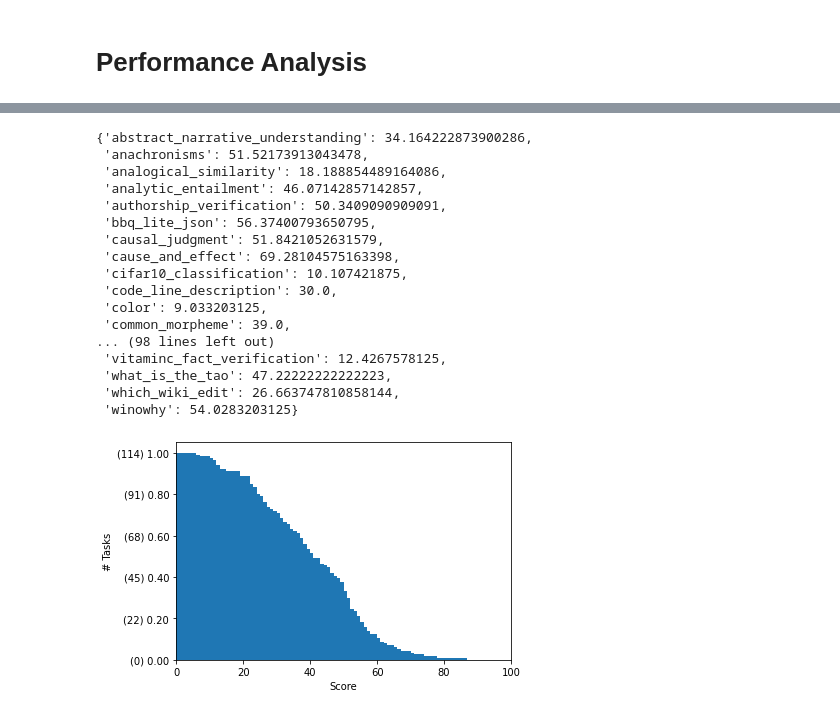
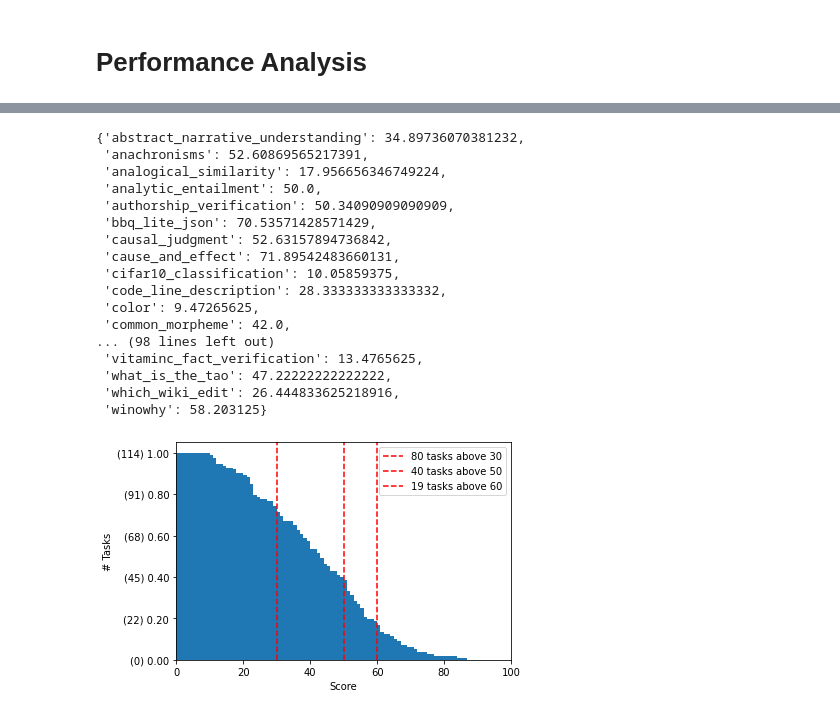
Before and after one commit to wschella/lass, a Jupyter notebook: notebooks/Analyse_TaskTypes.ipynb, the cells around one changed output, grey strips where cells are left out. Saved outputs shown, nothing was run; the diff lists cells and outputs as text; code cells hidden in the pictures.

Commit message:
Fix performance calc in TaskType analysis

```diff
--- a/notebooks/Analyse_TaskTypes.ipynb
+++ b/notebooks/Analyse_TaskTypes.ipynb
@@ -3,6 +3,7 @@ import os
 os.environ['PROTOCOL_BUFFERS_PYTHON_IMPLEMENTATION' ] = 'python'
 # %%
 from lass.log_handling import LogLoaderArgs, LogLoader
+from lass.datasets import get_query_type
 
 
 args = LogLoaderArgs(
@@ -11,7 +12,7 @@ args = LogLoaderArgs(
     model_families=["BIG-G T=0"],
     model_sizes=["128b"],
     # model_sizes=["2m"],
-    shots=[0],
+    shots=[3],
     # query_types=["multiple_choice"],
 )
 loader = LogLoader(args)
@@ -38,7 +27,7 @@ from collections import defaultdict
 task_types = defaultdict(list)
 for task in tasks:
     run = task[list(task.keys())[0]]
-    types = [query_class_to_type(query) for query in (run.queries or [])]
+    types = [get_query_type(query) for query in (run.queries or [])]
     for type_ in set(types):
         task_types[type_].append(run.task.task_name)
 
@@ -178,9 +187,8 @@ print(get_preferred_metrics(mpc_only))
 # Performance Analysis
 # %%
 import matplotlib.pyplot as plt
-import numpy as np
 
-def plot_cumulative_performance(task_list, metrics: list):
+def plot_cumulative_performance(task_list, metrics: list, tresholds: list = []):
     scores = {}
     for task in tasks:
         run = task[list(task.keys())[0]]
@@ -195,7 +203,8 @@ def plot_cumulative_performance(task_list, metrics: list):
         if len(list(filter(lambda m: m in metrics, pref_metrics))) == 0:
             continue
 
-        avg_score = sum([score.score_dict[score.preferred_score] for score in run.scores]) / len(run.scores)
+        score_data = [sd for sd in run.scores if sd.subtask_description == run.task.task_name]
+        avg_score = sum([score.score_dict[score.preferred_score] for score in score_data]) / len(score_data)
         scores[run.task.task_name] = avg_score
 
     # Reverse cumulative plot of performance, with x-axis being the score, and y-axis the number of tasks that have that score or better
@@ -208,4 +217,10 @@ def plot_cumulative_performance(task_list, metrics: list):
     # Format y-labels to display the number of tasks
     plt.gca().yaxis.set_major_formatter(plt.FuncFormatter(lambda x, _: f"({int(len(scores) * x)}) {x:0.2f}")) # type: ignore
 
+    # Count the number of tasks that have a score above the tresholds
+    for treshold in tresholds:
+        count = len(list(filter(lambda x: x > treshold, scores.values())))
+        plt.axvline(treshold, color='r', linestyle='--', label=f"{count} tasks above {treshold}")
+        plt.legend()
+
     return scores
@@ -269,21 +277,21 @@ plot_cumulative_performance(scoring_non_mpc, ["normalized_aggregate_score"])
 # %%
-plot_cumulative_performance(set(task_types["multiple_choice"]), ["multiple_choice_grade"])
+plot_cumulative_performance(set(task_types["multiple_choice"]), ["multiple_choice_grade"], tresholds=[30, 50, 60])
 # %% [output]
-{'abstract_narrative_understanding': 34.164222873900286,
- 'anachronisms': 51.52173913043478,
- 'analogical_similarity': 18.188854489164086,
- 'analytic_entailment': 46.07142857142857,
- 'authorship_verification': 50.3409090909091,
- 'bbq_lite_json': 56.37400793650795,
- 'causal_judgment': 51.8421052631579,
- 'cause_and_effect': 69.28104575163398,
- 'cifar10_classification': 10.107421875,
- 'code_line_description': 30.0,
- 'color': 9.033203125,
- 'common_morpheme': 39.0,
+{'abstract_narrative_understanding': 34.89736070381232,
+ 'anachronisms': 52.60869565217391,
+ 'analogical_similarity': 17.956656346749224,
+ 'analytic_entailment': 50.0,
+ 'authorship_verification': 50.34090909090909,
+ 'bbq_lite_json': 70.53571428571429,
+ 'causal_judgment': 52.63157894736842,
+ 'cause_and_effect': 71.89542483660131,
+ 'cifar10_classification': 10.05859375,
+ 'code_line_description': 28.333333333333332,
+ 'color': 9.47265625,
+ 'common_morpheme': 42.0,
 ... (98 lines left out)
- 'vitaminc_fact_verification': 12.4267578125,
- 'what_is_the_tao': 47.22222222222223,
- 'which_wiki_edit': 26.663747810858144,
- 'winowhy': 54.0283203125}
+ 'vitaminc_fact_verification': 13.4765625,
+ 'what_is_the_tao': 47.22222222222222,
+ 'which_wiki_edit': 26.444833625218916,
+ 'winowhy': 58.203125}
-[figure, old version]
+[figure, new version]
```
Also changed, not shown: parts of 12 cells of this notebook, 1 other file.
